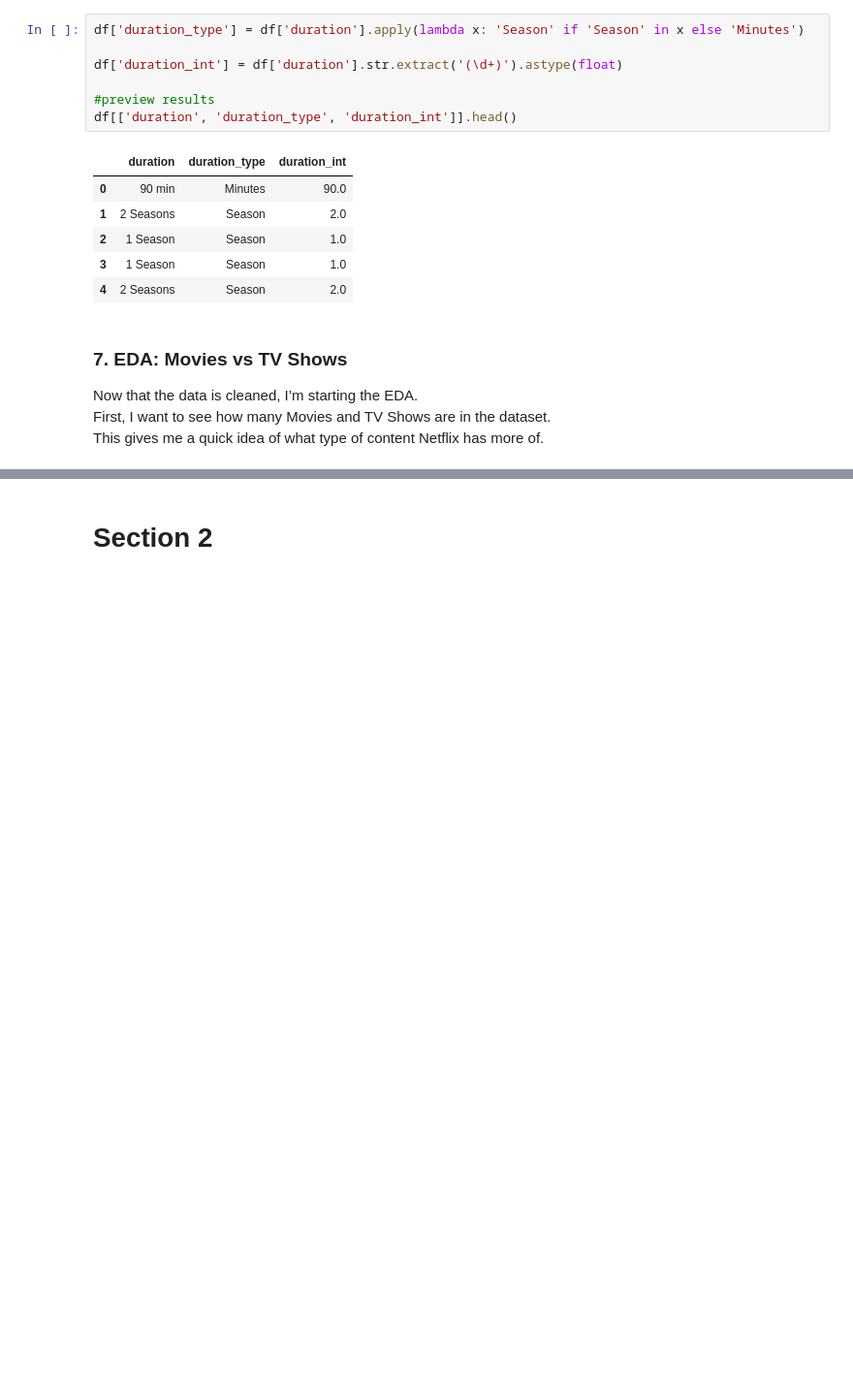
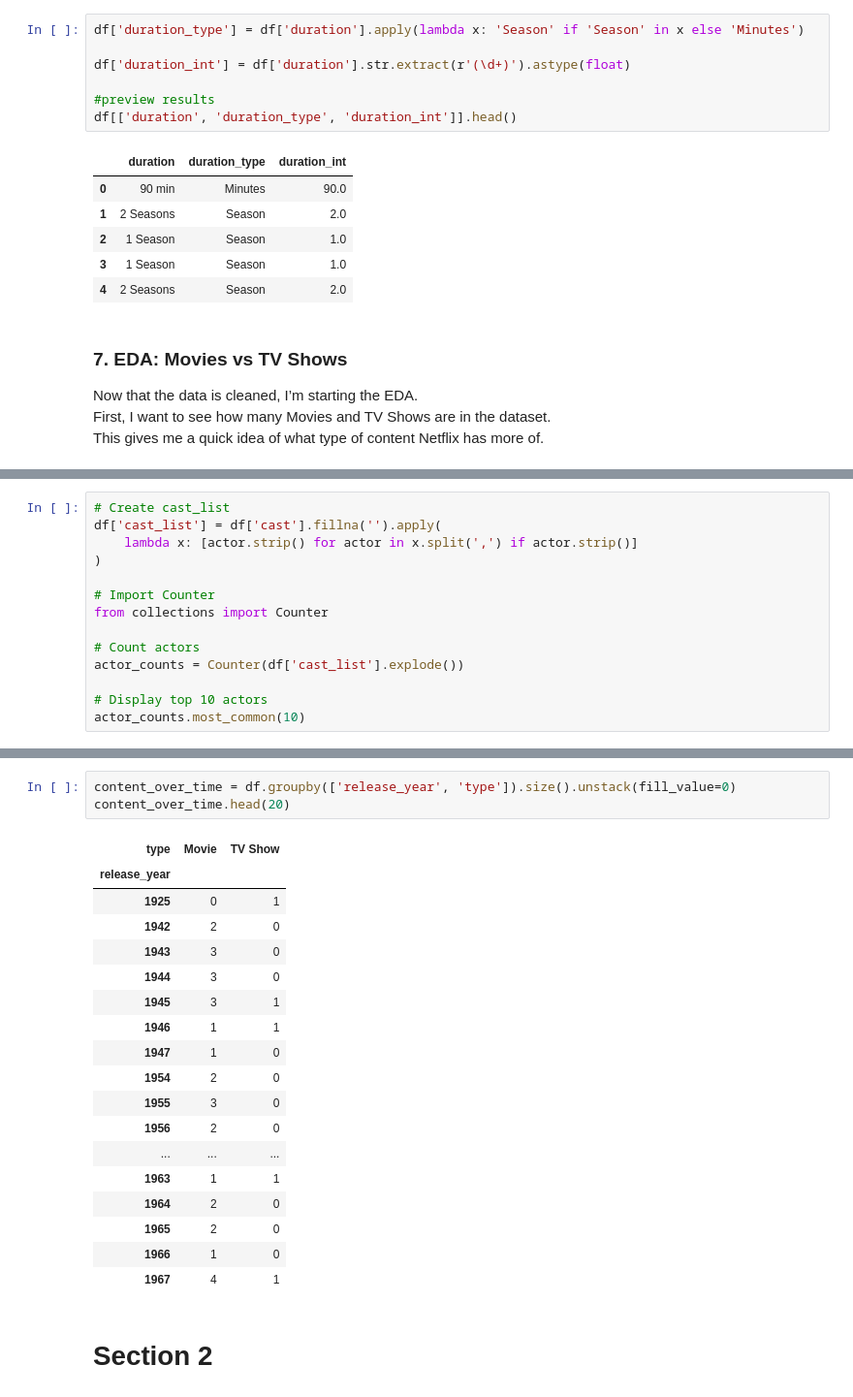
Before and after one commit to ljay9988/netflix-data-analysis, a Jupyter notebook: jupyter_notebooks/NetflixDataETL.ipynb, the cells around one changed output, grey strips where cells are left out. Shown at 97% size. Cells and saved outputs as stored; diff of their text form; blank space fills up the shorter version.

```diff
--- a/jupyter_notebooks/NetflixDataETL.ipynb
+++ b/jupyter_notebooks/NetflixDataETL.ipynb
@@ -199,7 +199,7 @@ This makes it easier to analyse movie lengths and TV show season counts later.
 # %%
 df['duration_type'] = df['duration'].apply(lambda x: 'Season' if 'Season' in x else 'Minutes')
 
-df['duration_int'] = df['duration'].str.extract('(\d+)').astype(float)
+df['duration_int'] = df['duration'].str.extract(r'(\d+)').astype(float)
 
 #preview results
 df[['duration', 'duration_type', 'duration_int']].head()
@@ -218,0 +398,14 @@ This gives me a quick idea of what type of content Netflix has more of.
+# %%
+# Create cast_list
+df['cast_list'] = df['cast'].fillna('').apply(
+    lambda x: [actor.strip() for actor in x.split(',') if actor.strip()]
+)
+
+# Import Counter
+from collections import Counter
+
+# Count actors
+actor_counts = Counter(df['cast_list'].explode())
+
+# Display top 10 actors
+actor_counts.most_common(10)
@@ -219,3 +456,25 @@ This gives me a quick idea of what type of content Netflix has more of.
+# %%
+content_over_time = df.groupby(['release_year', 'type']).size().unstack(fill_value=0)
+content_over_time.head(20)
+# %% [output]
+| type | Movie | TV Show |
+| release_year |  |  |
+| 1925 | 0 | 1 |
+| 1942 | 2 | 0 |
+| 1943 | 3 | 0 |
+| 1944 | 3 | 0 |
+| 1945 | 3 | 1 |
+| 1946 | 1 | 1 |
+| 1947 | 1 | 0 |
+| 1954 | 2 | 0 |
+| 1955 | 3 | 0 |
+| 1956 | 2 | 0 |
+| ... | ... | ... |
+| 1963 | 1 | 1 |
+| 1964 | 2 | 0 |
+| 1965 | 2 | 0 |
+| 1966 | 1 | 0 |
+| 1967 | 4 | 1 |
 # %% [markdown]
 # Section 2
 # %% [markdown]
```
Also changed, not shown: parts of 20 cells of this notebook.
